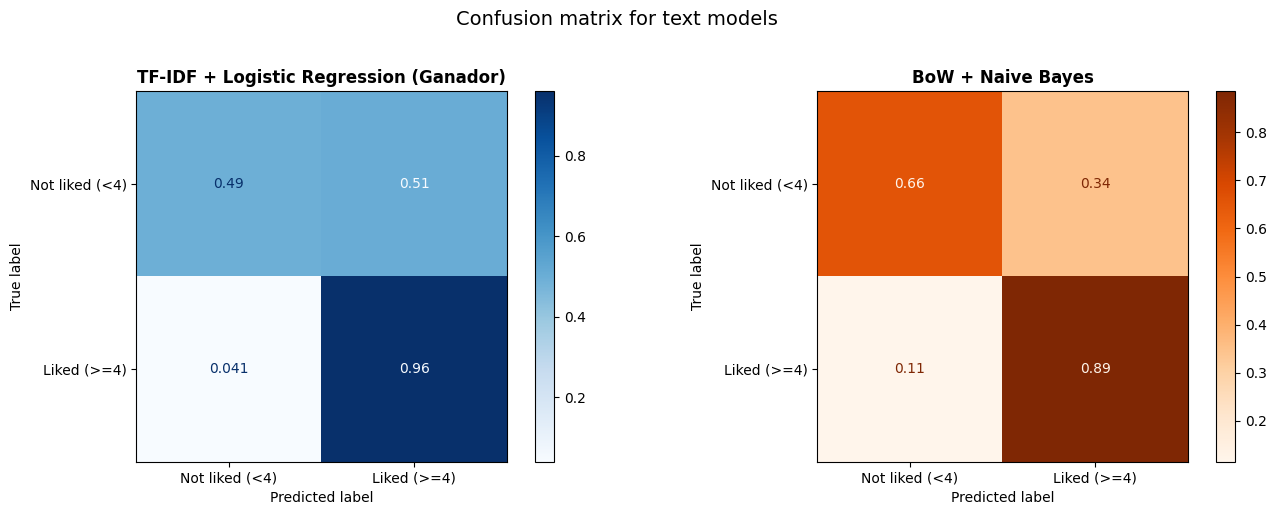
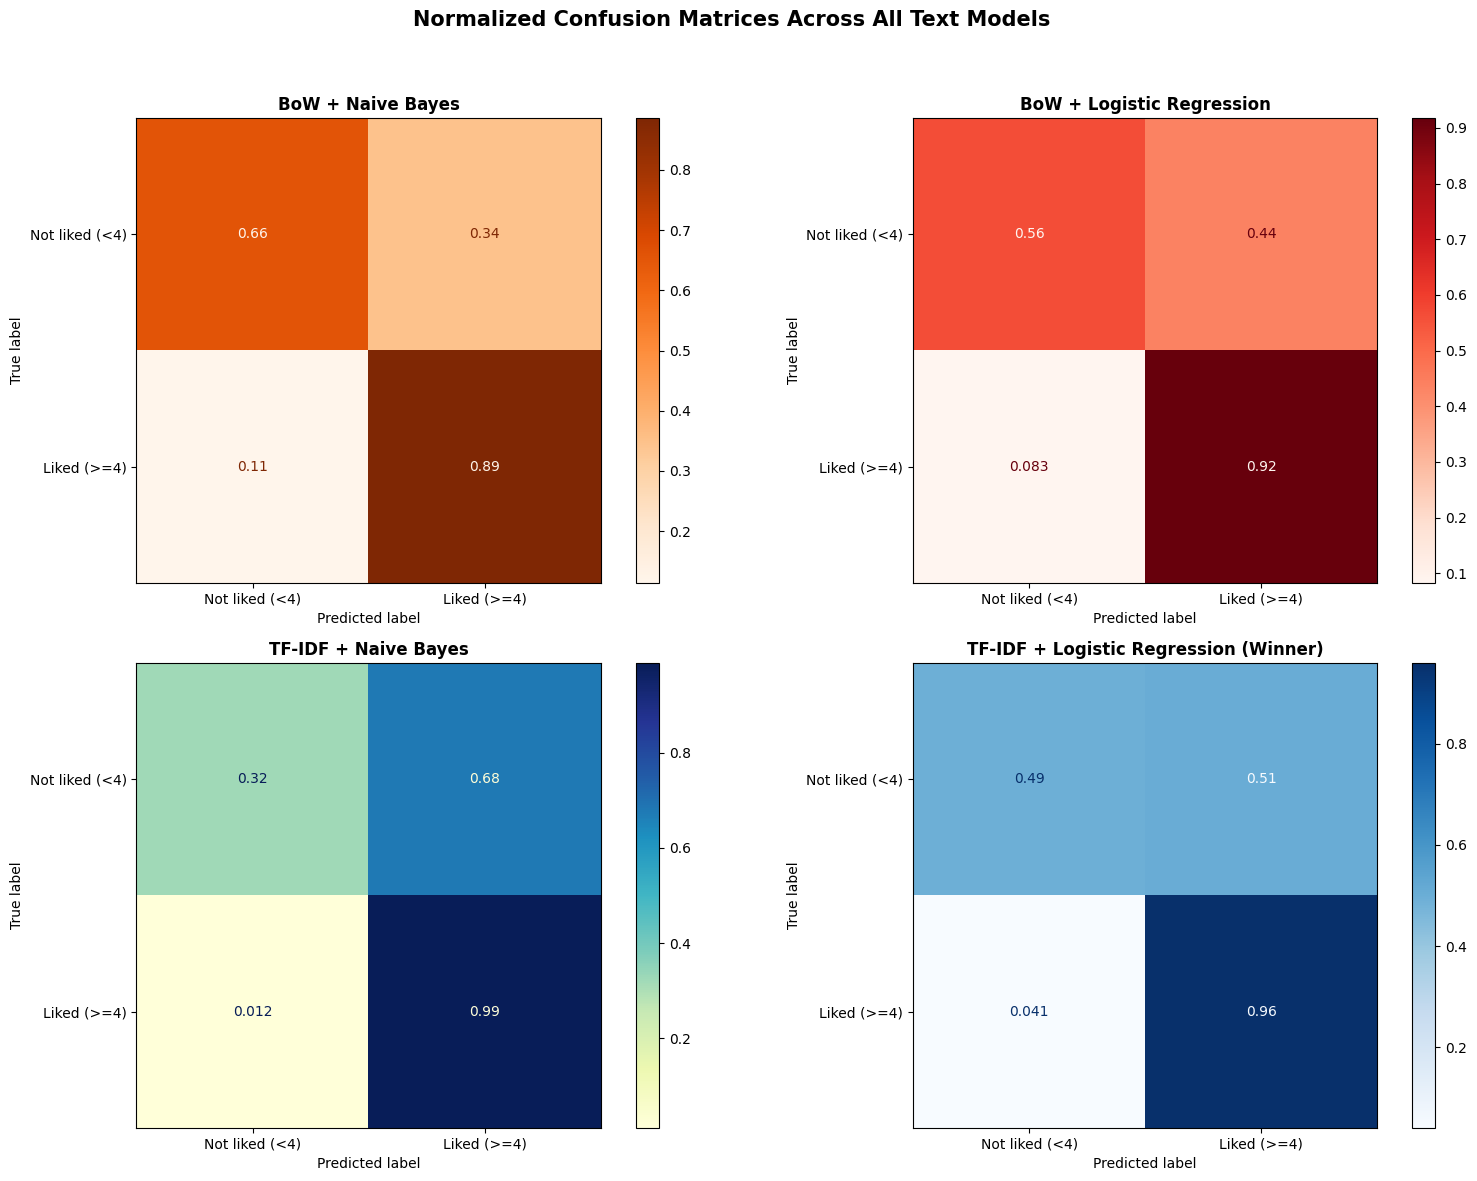
Code edit (unified diff) that turned the first committed figure into the second:
--- before
+++ after
@@ -2,23 +2,44 @@
 from sklearn.metrics import ConfusionMatrixDisplay
 
-fig, axes = plt.subplots(1, 2, figsize=(14, 5))
+# Set up a 2x2 grid to display all 4 text-based models
+fig, axes = plt.subplots(2, 2, figsize=(16, 12))
 
-# 1. (TF-IDF + Logistic Regression)
+# --- ROW 1: BAG OF WORDS (BoW) ---
+# axes[0, 0]: BoW + Naive Bayes
+ConfusionMatrixDisplay.from_predictions(
+    y_test, preds_nb_bow, 
+    display_labels=["Not liked (<3.5)", "Liked (>=3.5)"], 
+    ax=axes[0, 0], cmap='Oranges', normalize='true'
+)
+axes[0, 0].set_title("BoW + Naive Bayes", fontsize=12, fontweight='bold')
+
+# axes[0, 1]: BoW + Logistic Regression
+ConfusionMatrixDisplay.from_predictions(
+    y_test, preds_lr_bow, 
+    display_labels=["Not liked (<3.5)", "Liked (>=3.5)"], 
+    ax=axes[0, 1], cmap='Reds', normalize='true'
+)
+axes[0, 1].set_title("BoW + Logistic Regression", fontsize=12, fontweight='bold')
+
+
+# --- ROW 2: TF-IDF ---
+# axes[1, 0]: TF-IDF + Naive Bayes
+ConfusionMatrixDisplay.from_predictions(
+    y_test, preds_nb_tfidf, 
+    display_labels=["Not liked (<3.5)", "Liked (>=3.5)"], 
+    ax=axes[1, 0], cmap='YlGnBu', normalize='true'
+)
+axes[1, 0].set_title("TF-IDF + Naive Bayes", fontsize=12, fontweight='bold')
+
+# axes[1, 1]: TF-IDF + Logistic Regression (Winner)
 ConfusionMatrixDisplay.from_predictions(
     y_test, preds_lr_tfidf, 
-    display_labels=["Not liked (<4)", "Liked (>=4)"], 
-    ax=axes[0], cmap='Blues', normalize='true' 
+    display_labels=["Not liked (<3.5)", "Liked (>=3.5)"], 
+    ax=axes[1, 1], cmap='Blues', normalize='true'
 )
-axes[0].set_title("TF-IDF + Logistic Regression (Ganador)", fontsize=12, fontweight='bold')
+axes[1, 1].set_title("TF-IDF + Logistic Regression (Winner)", fontsize=12, fontweight='bold')
 
-# 2. Bag of Words + Naive Bayes
-ConfusionMatrixDisplay.from_predictions(
-    y_test, preds_nb_bow, 
-    display_labels=["Not liked (<4)", "Liked (>=4)"], 
-    ax=axes[1], cmap='Oranges', normalize='true'
-)
-axes[1].set_title("BoW + Naive Bayes", fontsize=12, fontweight='bold')
 
-plt.suptitle("Confusion matrix for text models", fontsize=14, y=1.02)
-plt.tight_layout()
+plt.suptitle("Normalized Confusion Matrices Across All Text Models", fontsize=15, y=0.98, fontweight='bold')
+plt.tight_layout(rect=[0, 0, 1, 0.95])
 plt.show()

Commit: chore : changed some titles